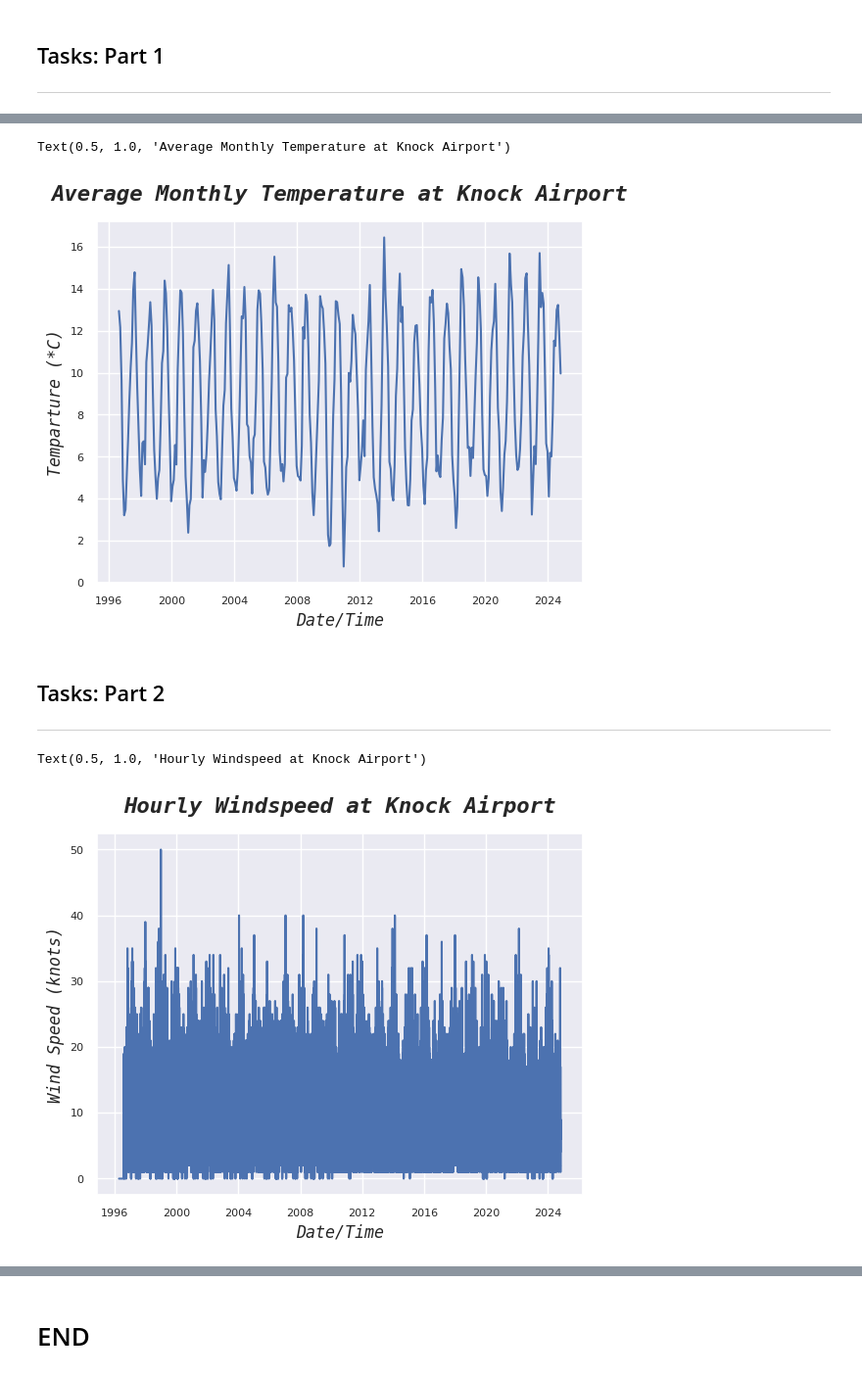
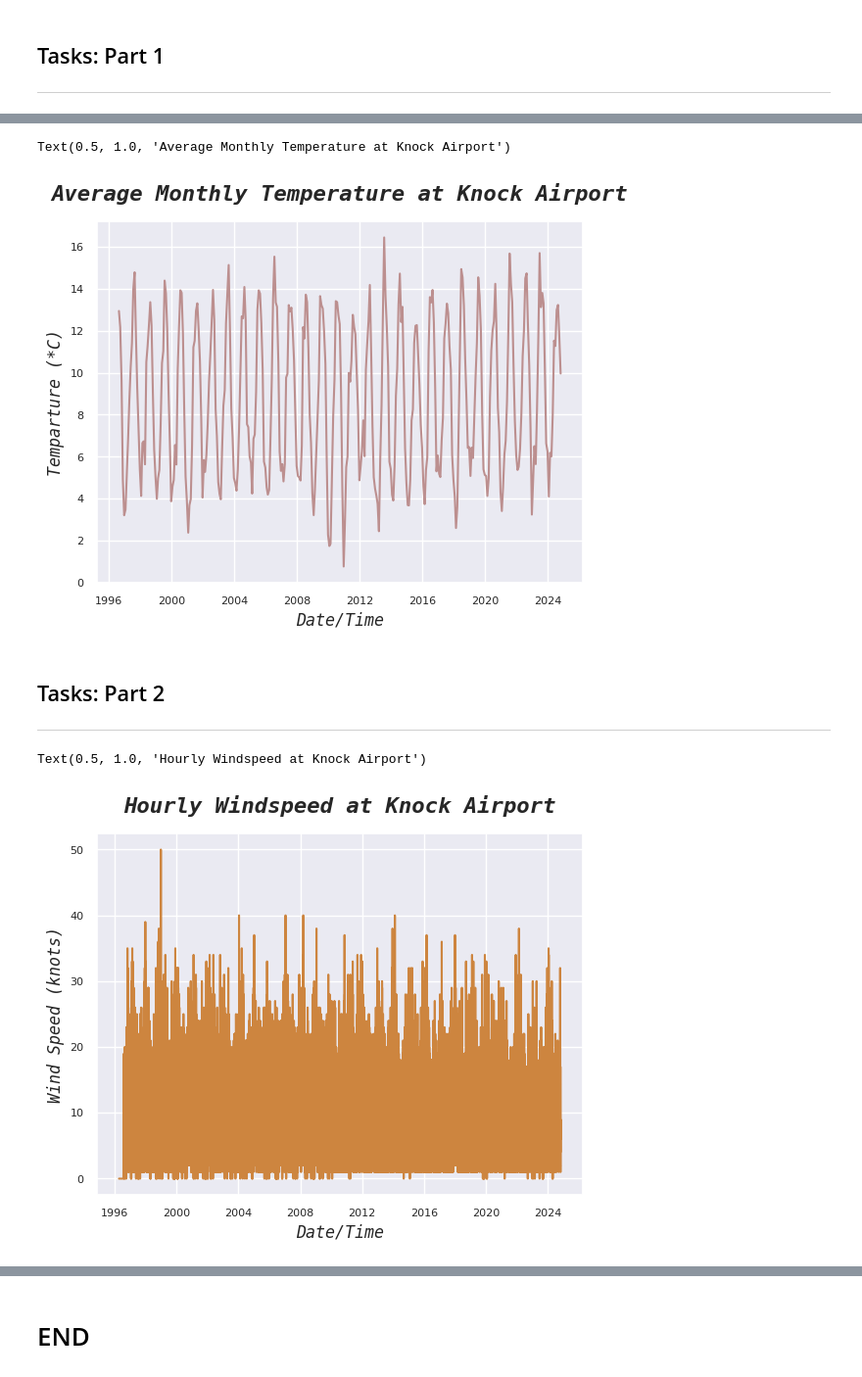
Before and after one commit to NeilTynan/4369, a Jupyter notebook: assignments/assignment 6/assignment_6_Weather.ipynb, the cells around one changed output, grey strips where cells are left out. Shown: that part at 98% size. Drawn from its saved outputs; the diff is of its cells as text; code cells hidden in the pictures.

Commit message:
Changed assignment 6 graphs to have different colours to help with readbility

```diff
--- a/assignments/assignment 6/assignment_6_Weather.ipynb
+++ b/assignments/assignment 6/assignment_6_Weather.ipynb
@@ -63,7 +63,7 @@ Text(0.5, 1.0, 'Average Daily Temperature at Knock Airport')
 tempm = df["temp"].resample('1m').mean()
 
 sns.set_theme(style="darkgrid")
-ax= sns.lineplot(data=df, x="date", y=tempm)
+ax= sns.lineplot(data=df, x="date", y=tempm, color='rosybrown')
 ax.tick_params(axis='x', labelsize=8)
 ax.tick_params(axis='y', labelsize=8)
 ax.set_xlabel('Date/Time', fontsize=12, style='italic', family='monospace')
@@ -71,7 +71,7 @@ ax.set_ylabel('Temparture (*C)', fontsize=12, style='italic', family='monospace'
 ax.set_title('Average Monthly Temperature at Knock Airport', fontsize=16, fontweight='bold', style='italic', family='monospace', pad =15)
 # %% [output]
 Text(0.5, 1.0, 'Average Monthly Temperature at Knock Airport')
-[figure, old version]
+[figure, new version]
 # %% [markdown]
 ## Tasks: Part 2
 ---
@@ -87,15 +87,15 @@ for col in df.select_dtypes(include='number').columns:
     df[col] = interpolate_averages(df[col])
 # %%
 sns.set_theme(style="darkgrid")
-ax=sns.lineplot(data=df, x="date", y="wdsp")
+ax=sns.lineplot(data=df, x="date", y="wdsp", color='peru')
 ax.tick_params(axis='x', labelsize=8)
 ax.tick_params(axis='y', labelsize=8)
 ax.set_xlabel('Date/Time', fontsize=12, style='italic', family='monospace')
 ax.set_ylabel('Wind Speed (knots)', fontsize=12, style='italic', family='monospace')
 ax.set_title('Hourly Windspeed at Knock Airport', fontsize=16, fontweight='bold', style='italic', family='monospace', pad =15)
 # %% [output]
 Text(0.5, 1.0, 'Hourly Windspeed at Knock Airport')
-[figure, old version]
+[figure, new version]
 # %%
 # The rolling windspeed (24hrs)
 
```
Also changed, not shown: parts of 5 cells of this notebook.
